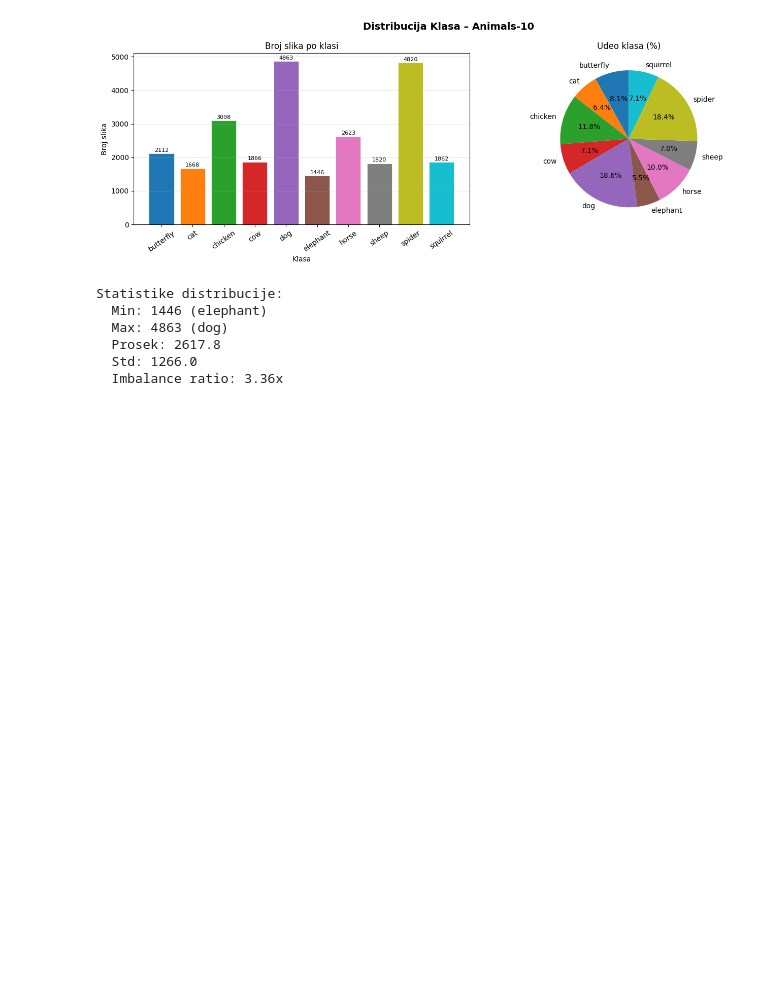
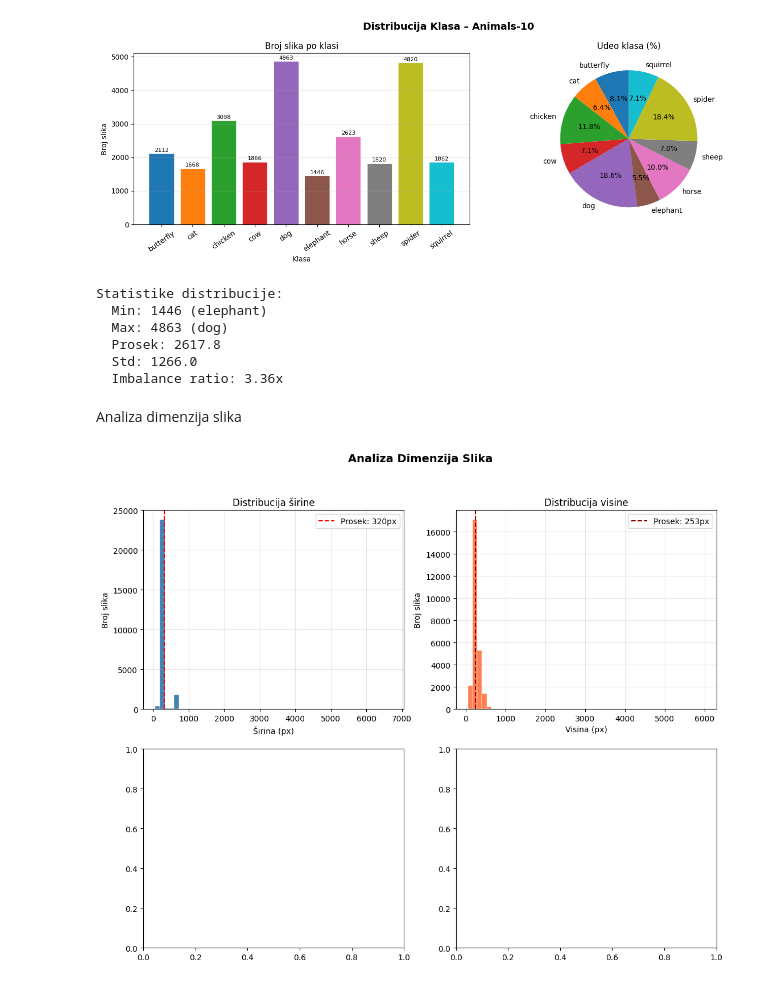
Before and after one commit to predrag002/Animals, a Jupyter notebook: analiza.ipynb, the cells around one changed output. Cells and saved outputs as stored; diff of their text form; code cells hidden in the pictures; blank space fills up the shorter version.

Commit message:
Dodavanje histograma za analizu širinine i visine slika

```diff
--- a/analiza.ipynb
+++ b/analiza.ipynb
@@ -145,3 +145,28 @@ Statistike distribucije:
   Prosek: 2617.8
   Std: 1266.0
   Imbalance ratio: 3.36x
+# %% [markdown]
+Analiza dimenzija slika
+# %%
+fig, axes = plt.subplots(2, 2, figsize=(13, 10))
+fig.suptitle('Analiza Dimenzija Slika', fontsize=14, fontweight='bold')
+
+
+axes[0,0].hist(df['sirina'], bins=50, color='steelblue', edgecolor='white', linewidth=0.3)
+axes[0,0].axvline(df['sirina'].mean(), color='red', linestyle='--', label=f'Prosek: {df["sirina"].mean():.0f}px')
+axes[0,0].set_title('Distribucija širine')
+axes[0,0].set_xlabel('Širina (px)')
+axes[0,0].set_ylabel('Broj slika')
+axes[0,0].legend()
+axes[0,0].grid(alpha=0.3)
+
+
+axes[0,1].hist(df['visina'], bins=50, color='coral', edgecolor='white', linewidth=0.3)
+axes[0,1].axvline(df['visina'].mean(), color='darkred', linestyle='--', label=f'Prosek: {df["visina"].mean():.0f}px')
+axes[0,1].set_title('Distribucija visine')
+axes[0,1].set_xlabel('Visina (px)')
+axes[0,1].set_ylabel('Broj slika')
+axes[0,1].legend()
+axes[0,1].grid(alpha=0.3)
+# %% [output]
+[figure, added]
```
